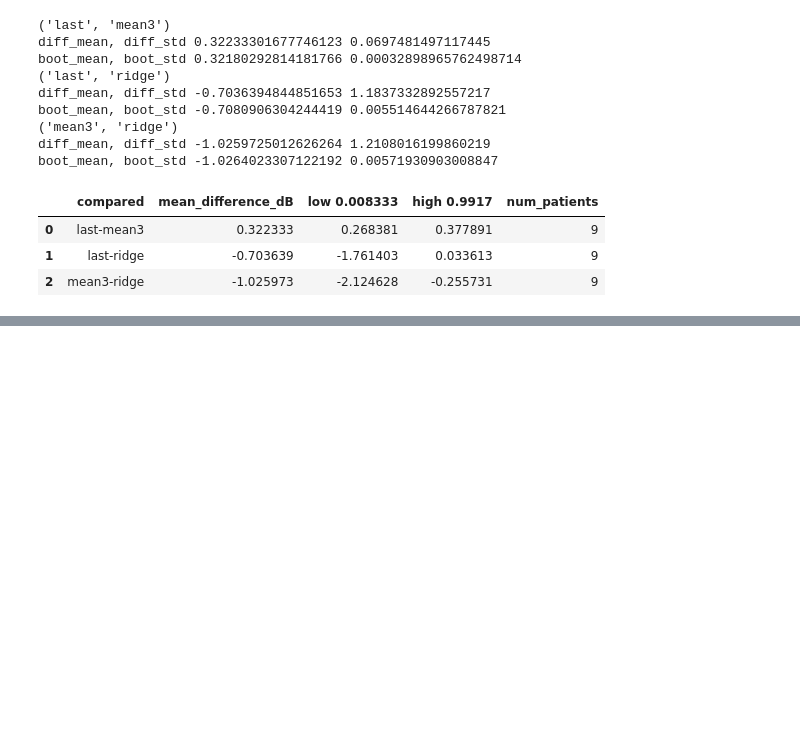
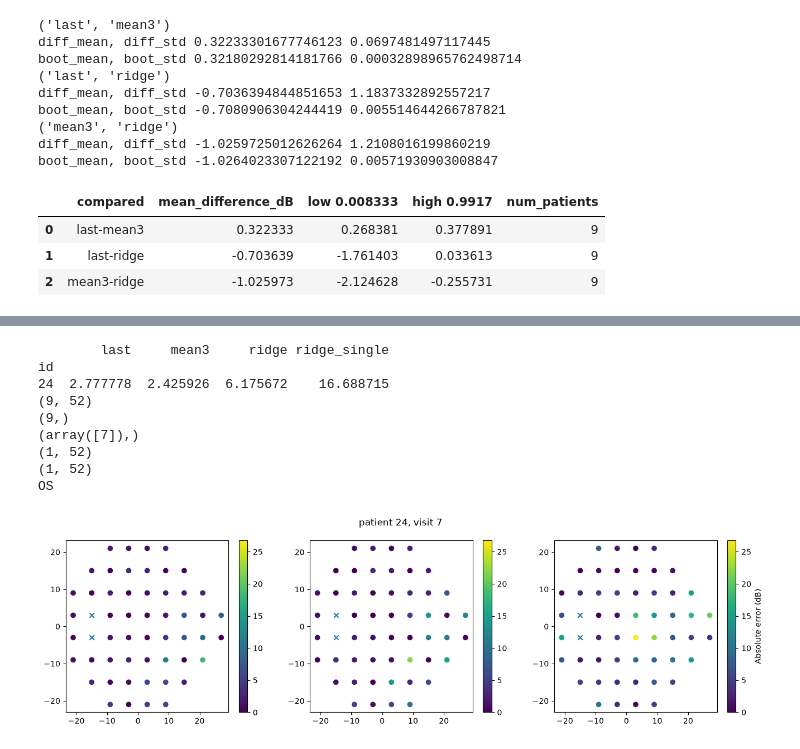
Before and after one commit to kuroganegames/biosignal_training, a Jupyter notebook: findex_halfday/try_hadlfday.ipynb, the cells around one changed output, grey strips where cells are left out. Drawn from its saved outputs; the diff is of its cells as text; code cells hidden in the pictures; blank space fills up the shorter version.

```diff
--- a/findex_halfday/try_hadlfday.ipynb
+++ b/findex_halfday/try_hadlfday.ipynb
@@ -1142,0 +1291,78 @@ band_metrics
+# %%
+# 最も誤差が小さい人を抽出してその状態を解析
+mae_worst = patient_mae[patient_mae["ridge"]==max(patient_mae["ridge"])]
+print(mae_worst)
+mask_worst = (meta[is_test]["id"]==mae_worst.index[0])
+
+datas_worst_ridge = preds["ridge"][mask_worst]
+print(datas_worst_ridge.shape)
+
+datas_worst_mean_worst = np.abs(datas_worst_ridge - Y_test[mask_worst]).mean(axis=1)
+print(datas_worst_mean_worst.shape)
+visit_worst = np.where(datas_worst_mean_worst==datas_worst_mean_worst.max())
+print(visit_worst)
+
+
+print(preds["mean3"][mask_worst][visit_worst].shape)
+print(Y_test[mask_worst][visit_worst].shape)
+def calc_mae_1visit(single_data, y_single):
+    return np.abs(single_data-y_single)
+
+data_worttest_mean3 = calc_mae_1visit(preds["mean3"][mask_worst][visit_worst], Y_test[mask_worst][visit_worst])
+data_worttest_last = calc_mae_1visit(preds["last"][mask_worst][visit_worst], Y_test[mask_worst][visit_worst])
+data_worttest_ridge = calc_mae_1visit(datas_worst_ridge[visit_worst], Y_test[mask_worst][visit_worst])
+# print(data_worttest_mean3.shape)
+
+# 左目に左右反転
+eye_side = meta[meta["id"] == mae_worst.index[0]]["eye"].unique()[0]
+print(eye_side)
+if eye_side == "OS":
+    # print("warning!")
+    l_x_pos_LR = np.array(l_x_pos)*-1
+    l_x_pos_bs_LR = np.array(l_x_pos_bs)*-1
+else:
+    l_x_pos_LR = l_x_pos
+    l_x_pos_bs_LR = l_x_pos_bs
+
+
+fig, axes= plt.subplots(1,3, figsize=(16,4))
+
+fig_max = max([data_worttest_mean3.max(), data_worttest_last.max(), data_worttest_ridge.max()])
+fig_min = min([data_worttest_mean3.min(), data_worttest_last.min(), data_worttest_ridge.min()])
+
+sc1 = axes[0].scatter(l_x_pos_LR, l_y_pos, c=data_worttest_mean3, vmax=fig_max, vmin=fig_min)
+fig.colorbar(sc1, ax=axes[0])
+
+axes[0].scatter(l_x_pos_bs_LR, l_y_pos_bs, marker="x")
+
+sc_2 = axes[1].scatter(l_x_pos_LR, l_y_pos, c=data_worttest_last, vmax=fig_max, vmin=fig_min)
+fig.colorbar(sc_2, ax=axes[1])
+axes[1].scatter(l_x_pos_bs_LR, l_y_pos_bs, marker="x")
+
+sc_ridge = axes[2].scatter(l_x_pos_LR, l_y_pos, c=data_worttest_ridge, vmax=fig_max, vmin=fig_min)
+fig.colorbar(sc_ridge, ax=axes[2], label="Absolute error (dB)")
+axes[2].scatter(l_x_pos_bs_LR, l_y_pos_bs, marker="x")
+# data_worttest_mean3
+
+
+
+# plt.scatter(l_x_pos_LR, l_y_pos, c=data_worttest_mean3, vmax=data_max, vmin=data_min)
+# plt.colorbar()
+# plt.scatter(l_x_pos_bs_LR, l_y_pos_bs, marker="x")
+
+# dir_save_fig = os.path.join(dir_save, f"{name_suffix}{name_base}.png")
+# plt.savefig(dir_save_fig)
+fig.suptitle(f"patient {mae_worst.index[0]}, visit {int(visit_worst[0])}")
+plt.show()
+# plt.close()
+# %% [output]
+        last     mean3     ridge ridge_single
+id
+24  2.777778  2.425926  6.175672    16.688715
+(9, 52)
+(9,)
+(array([7]),)
+(1, 52)
+(1, 52)
+OS
+[figure, added]
```
Also changed, not shown: parts of 6 cells of this notebook, 2 other files.
